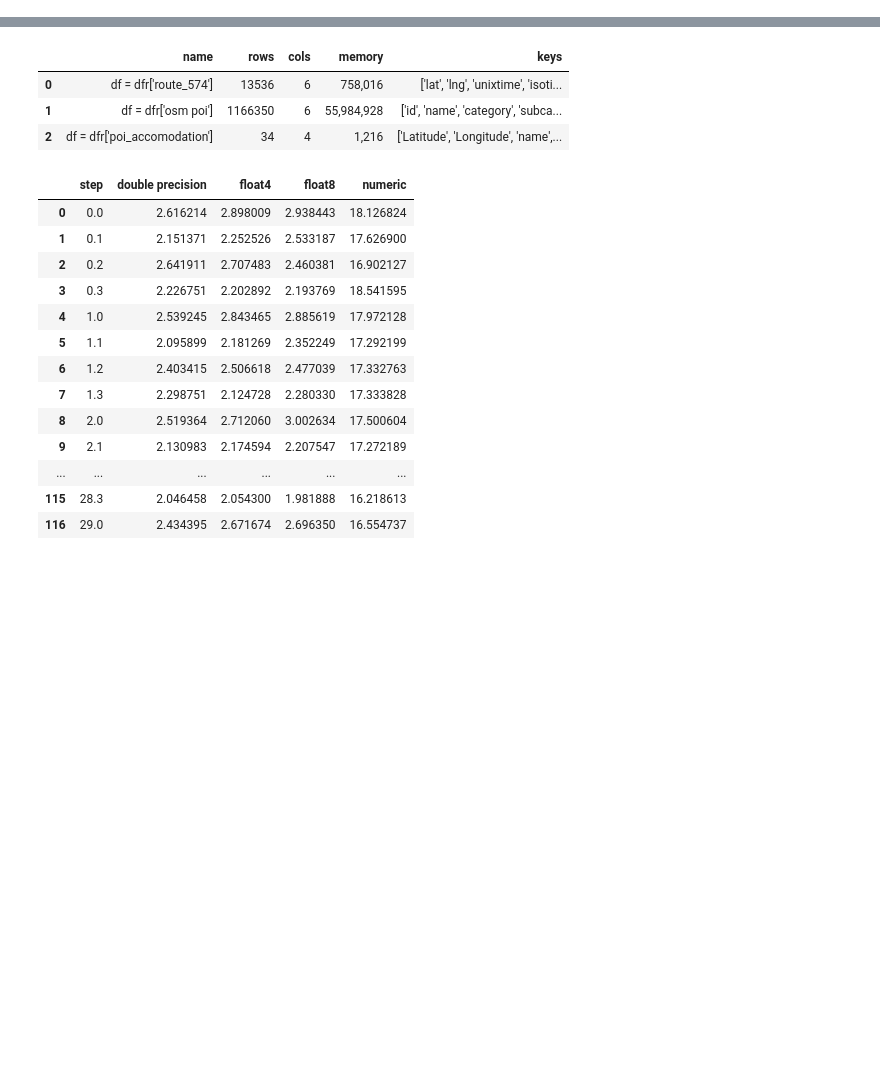
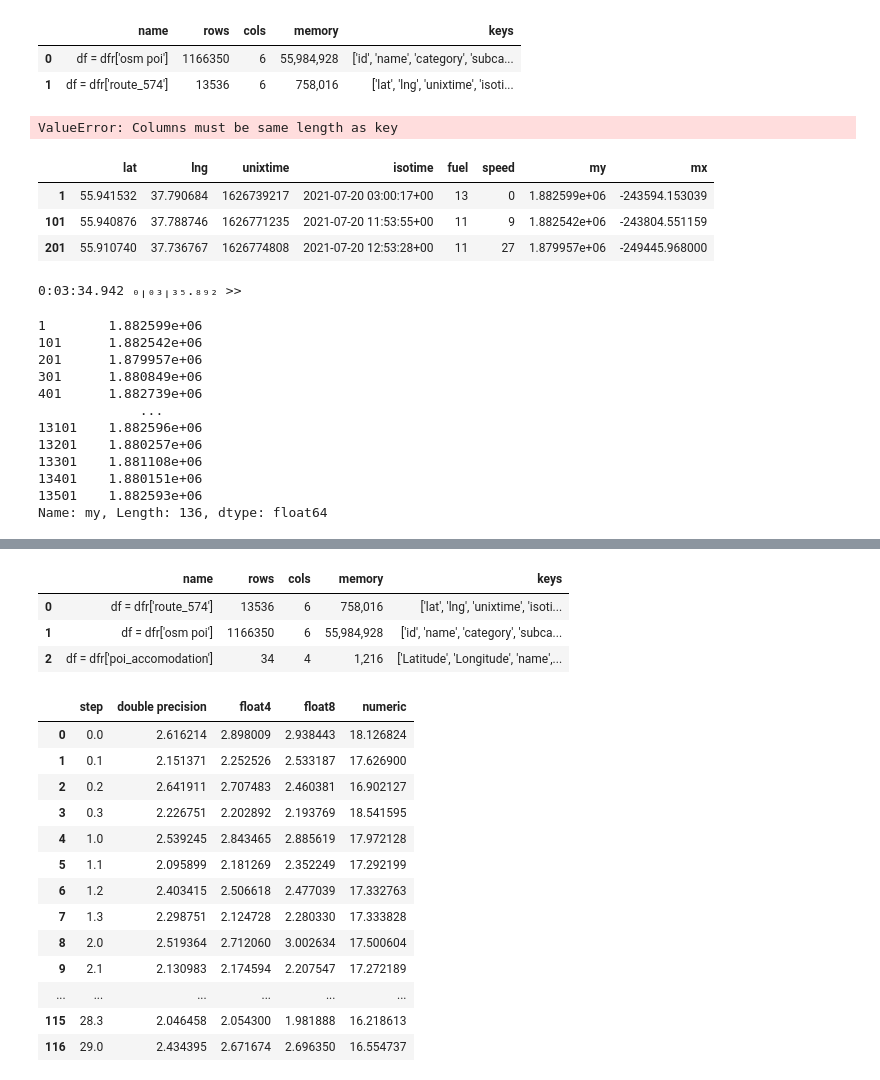
Before and after one commit to codeup1054/jnlab, a Jupyter notebook: 10.POI.ipynb, the cells around one changed output, grey strips where cells are left out. Cells and saved outputs as stored; diff of their text form; code cells hidden in the pictures; blank space fills up the shorter version.

```diff
--- a/10.POI.ipynb
+++ b/10.POI.ipynb
@@ -117,0 +128,50 @@ dtype: int64, None]
+# %%
+ii(dfr,1)
+# %% [output]
+|  | name | rows | cols | memory | keys |
+| 0 | df = dfr['osm poi'] | 1166350 | 6 | 55,984,928 | ['id', 'name', 'category', 'subca... |
+| 1 | df = dfr['route_574'] | 13536 | 6 | 758,016 | ['lat', 'lng', 'unixtime', 'isoti... |
+# %%
+df[['mx','my']]  = df.apply(lambda x: list(m(x['lat'],x['lng'])), axis=1)
+# %% [output]
+ValueError: Columns must be same length as key
+# %%
+x,y = m(df.lng.tolist(), df.lat.tolist())
+# %%
+df = dfr['route_574'][::100]
+
+mxy  = df.apply(lambda x: m(x['lat'],x['lng']), axis=1)
+
+# print(mxy)
+
+
+df[['my','mx']] = df.apply(lambda x: m(x['lat'],x['lng']), axis=1).apply(pd.Series)
+
+
+# df2 = pd.DataFrame(mxy, columns=['mx', 'my'])
+# df2 = pd.DataFrame(df['mx'].to_list(), columns=['mx','my'])
+
+disp(df[:3])
+
+my = df.apply(lambda x: m(x['lat'],x['lng']), axis=1).apply(pd.Series)
+
+tm('>>')
+df['my']
+# %% [output]
+|  | lat | lng | unixtime | isotime | fuel | speed | my | mx |
+| 1 | 55.941532 | 37.790684 | 1626739217 | 2021-07-20 03:00:17+00 | 13 | 0 | 1.882599e+06 | -243594.153039 |
+| 101 | 55.940876 | 37.788746 | 1626771235 | 2021-07-20 11:53:55+00 | 11 | 9 | 1.882542e+06 | -243804.551159 |
+| 201 | 55.910740 | 37.736767 | 1626774808 | 2021-07-20 12:53:28+00 | 11 | 27 | 1.879957e+06 | -249445.968000 |
+0:03:34.942 ₀╷₀₃╷₃₅.₈₉₂ >>
+1        1.882599e+06
+101      1.882542e+06
+201      1.879957e+06
+301      1.880849e+06
+401      1.882739e+06
+             ...
+13101    1.882596e+06
+13201    1.880257e+06
+13301    1.881108e+06
+13401    1.880151e+06
+13501    1.882593e+06
+Name: my, Length: 136, dtype: float64
```
Also changed, not shown: parts of 25 cells of this notebook, 6 other files.
